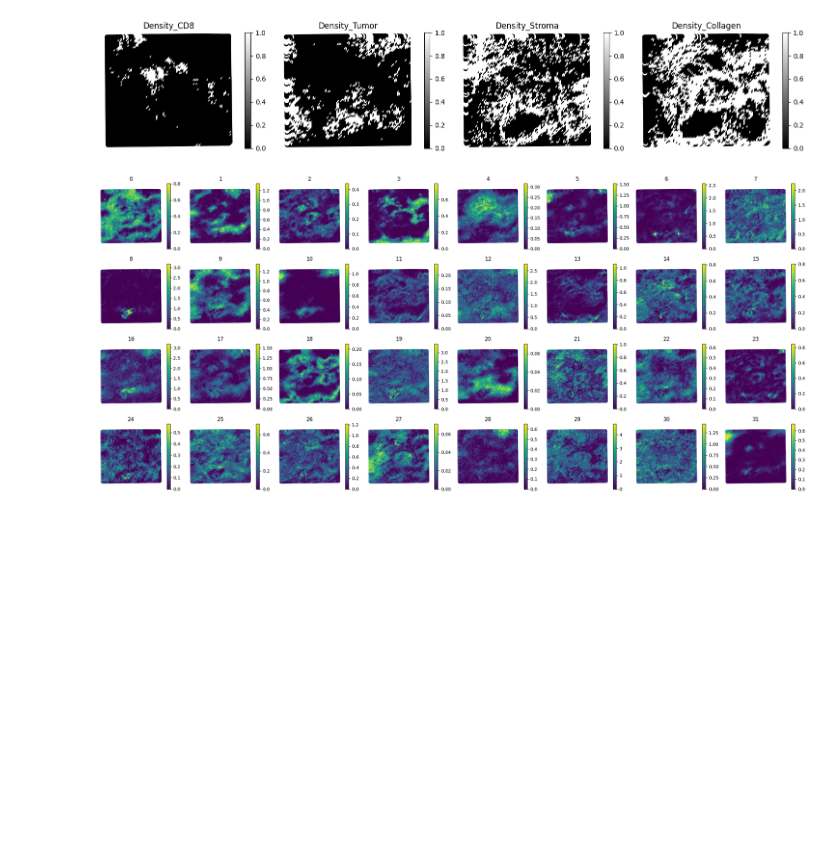
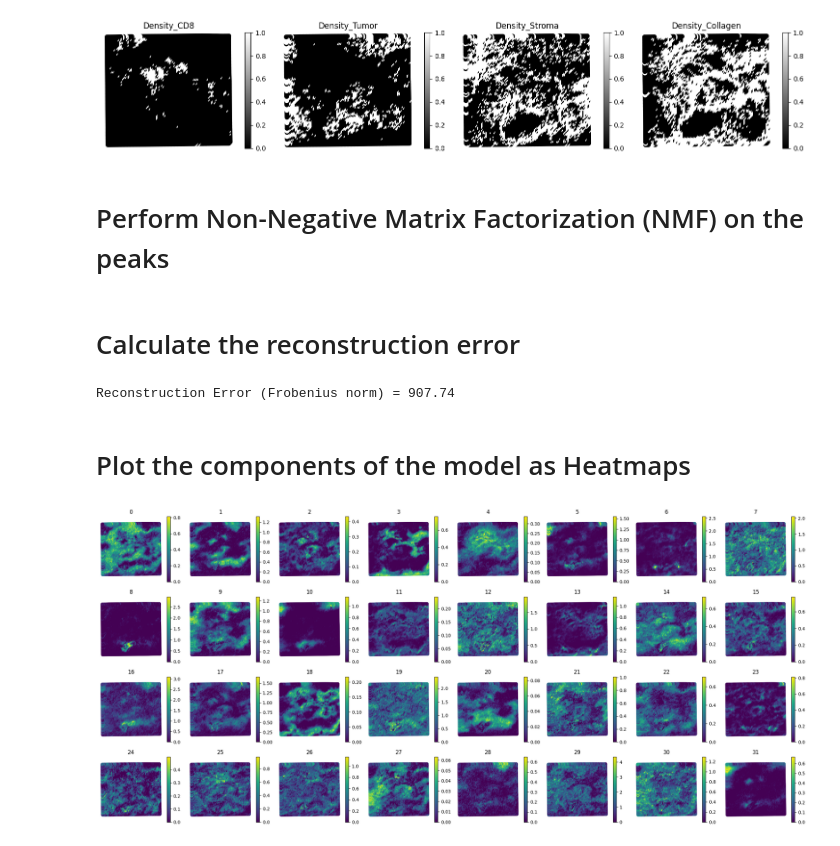
Before and after one commit to GeNeHetX/MALDI-balanced, a Jupyter notebook: nmf_32.ipynb, the cells around one changed output. Cells and saved outputs as stored; diff of their text form; code cells hidden in the pictures; blank space fills up the shorter version.

```diff
--- a/nmf_32.ipynb
+++ b/nmf_32.ipynb
@@ -69,30 +76,52 @@ for ax, density in zip(axs.flatten(), [col for col in pixels.columns if 'Density
 plt.show()
 # %% [output]
 [figure]
+# %% [markdown]
+# Perform Non-Negative Matrix Factorization (NMF) on the peaks
 # %%
-# Perform NMF on the peaks data
+# Define the data set
+V = peaks.values
+
+# Define the NMF model
 model = NMF(n_components=32,
             init='nndsvd',
             solver='cd',
             max_iter=10**6,
             random_state=42)
 
-w = model.fit_transform(peaks.iloc[:, 1:])
-h = model.components_
+# Fit the model to the data
+W = model.fit_transform(V)
+# %% [markdown]
+# Calculate the reconstruction error
+# %%
+# Get the components of the model
+H = model.components_
+
+#  Reconstruct the data
+V_approx = np.dot(W, H)
+
+# Calculate the reconstruction error using the Frobenius norm
+reconstruction_error = np.linalg.norm(V - V_approx, ord='fro')
+
+print(f'Reconstruction Error (Frobenius norm) = {reconstruction_error:.2f}')
+# %% [output]
+Reconstruction Error (Frobenius norm) = 907.74
+# %% [markdown]
+# Plot the components of the model as Heatmaps
 # %%
 # Put the factors in a DataFrame
-factors = pd.DataFrame(w, columns=[i for i in range(w.shape[1])])
+factors = pd.DataFrame(W, columns=[i for i in range(W.shape[1])])
 
-# plot the factors
+# plot a Heatmap of the factors
 fig, axs = plt.subplots(4, 8, figsize=(22, 10), tight_layout=True)
 for ax in axs.flatten():
     ax.axis('off')
 
 for ax, factor in zip(axs.flatten(), factors.columns):
     ax.scatter(x=pixels['x_warped'], y=pixels['y_warped'], c=factors[factor], cmap='viridis')
     ax.set_title(factor)
     ax.invert_yaxis()
     ax.axis('equal')
     fig.colorbar(ax.collections[0], ax=ax)
 # %% [output]
-[figure, old version]
+[figure, new version]
```
Also changed, not shown: parts of 12 cells of this notebook, 1 other file.
